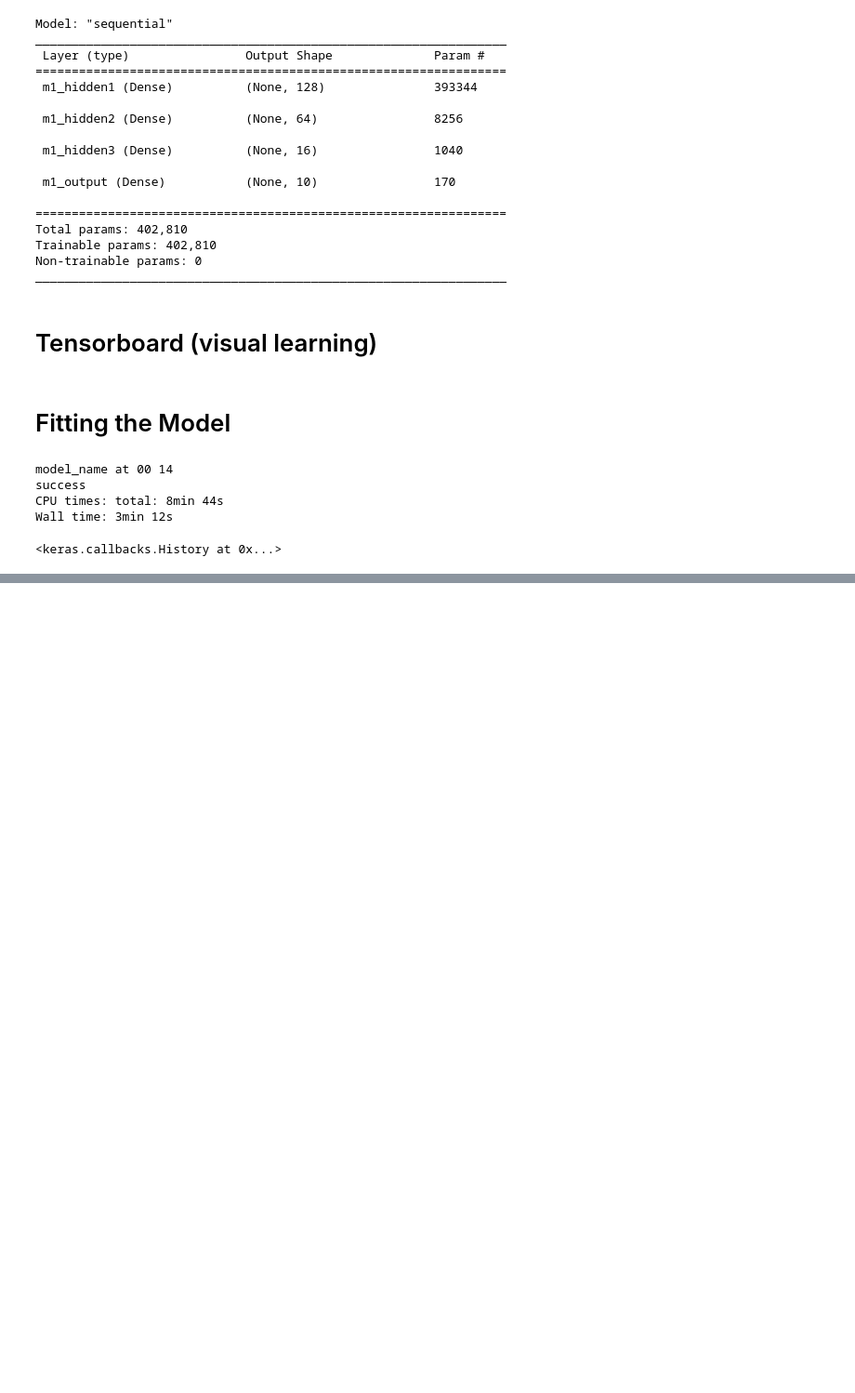
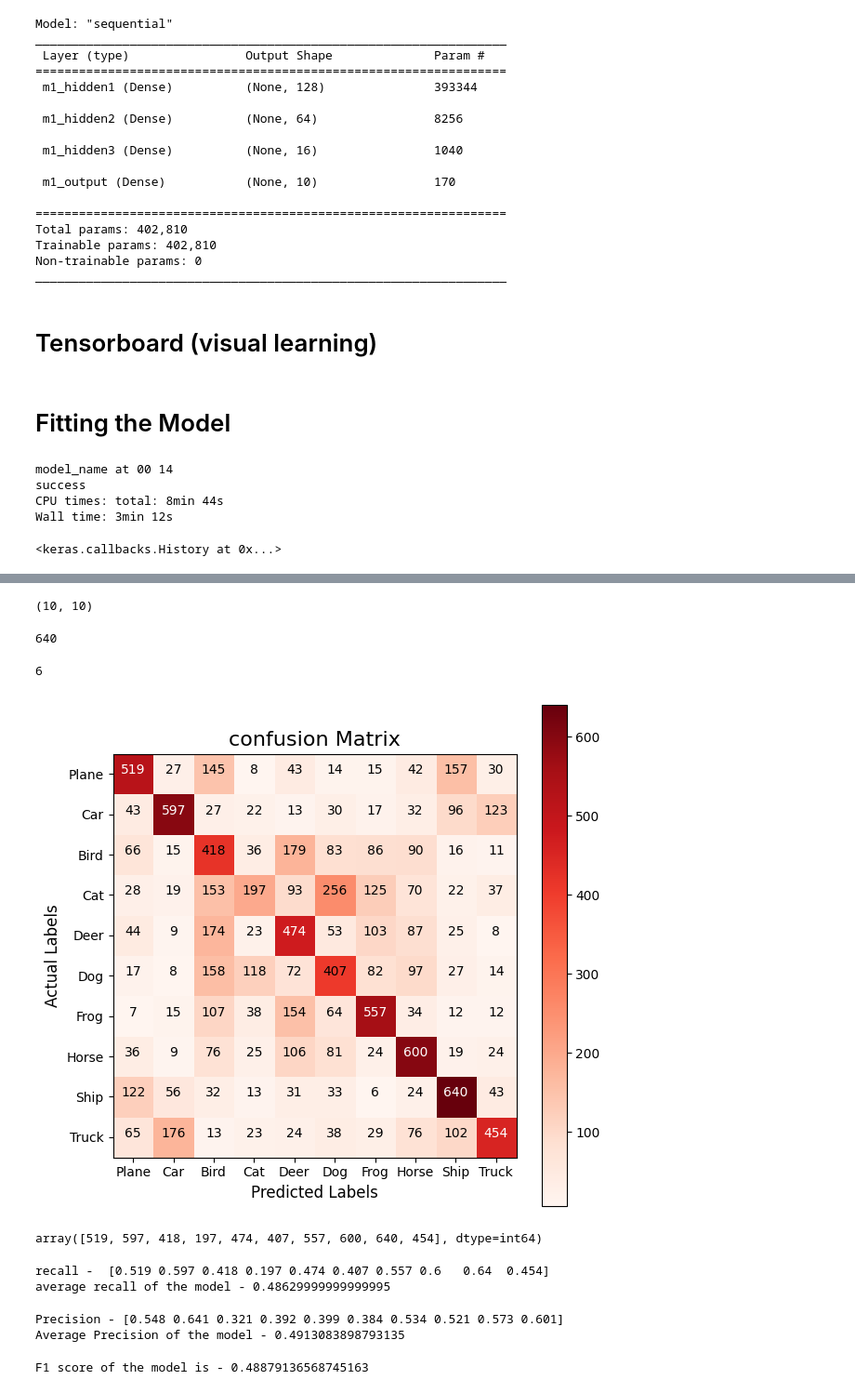
Before and after one commit to aadityane93/Neural-Networks, a Jupyter notebook: Neural Nets - keras CIFAR classification.ipynb, the cells around one changed output, grey strips where cells are left out. Shown at 93% size. Drawn from its saved outputs; the diff is of its cells as text; code cells hidden in the pictures; blank space fills up the shorter version.

Commit message:
Evaluated the model

```diff
--- a/Neural Nets - keras CIFAR classification.ipynb
+++ b/Neural Nets - keras CIFAR classification.ipynb
@@ -291,0 +308,3 @@ Actual Value: 3  vs  Predicted: 9
+# %%
+prediction = np.argmax(model_2.predict(x_test), axis=-1)
+conf_matrix = confusion_matrix(y_true = y_test, y_pred=prediction)
@@ -291,0 +313,62 @@ Actual Value: 3  vs  Predicted: 9
+# %%
+conf_matrix.shape
+# %% [output]
+(10, 10)
+# %%
+no_rows = conf_matrix.shape[0]
+no_columns = conf_matrix.shape[1]
+# %%
+conf_matrix.max()
+# %% [output]
+640
+# %%
+conf_matrix.min()
+# %% [output]
+6
+# %%
+plt.figure(figsize=(7,7))
+plt.imshow(conf_matrix, cmap=plt.cm.Reds)
+plt.title('confusion Matrix', fontsize=16)
+plt.ylabel('Actual Labels', fontsize=12)
+plt.xlabel('Predicted Labels', fontsize=12)
+tick_marks = np.arange(10)
+plt.yticks(tick_marks, label_names)
+plt.xticks(tick_marks, label_names)
+plt.colorbar()
+for i, j in itertools.product(range(no_rows), range(no_columns)):
+    plt.text(j,i,conf_matrix[i,j], horizontalalignment='center',
+             color='white' if conf_matrix[i,j]>450 else 'black')
+plt.show()
+# %% [output]
+[figure, added]
+# %%
+#True positives
+np.diag(conf_matrix)
+# %% [output]
+array([519, 597, 418, 197, 474, 407, 557, 600, 640, 454], dtype=int64)
+# %%
+#Calculating Recall
+recall = np.diag(conf_matrix)/np.sum(conf_matrix, axis=1)
+print("recall - ", recall)
+#Average recall of the model
+avg_recall = np.mean(recall)
+print("average recall of the model -", avg_recall)
+# %% [output]
+recall -  [0.519 0.597 0.418 0.197 0.474 0.407 0.557 0.6   0.64  0.454]
+average recall of the model - 0.48629999999999995
+# %%
+#Calculating Precision
+precision = np.diag(conf_matrix) / np.sum(conf_matrix, axis=0)
+print("Precision -", precision)
+#Average Precision of the model
+avg_precision = np.mean(precision)
+print("Average Precision of the model -",avg_precision)
+# %% [output]
+Precision - [0.548 0.641 0.321 0.392 0.399 0.384 0.534 0.521 0.573 0.601]
+Average Precision of the model - 0.4913083898793135
+# %%
+#Calculating the F1 Score
+f1_score = 2*(avg_precision*avg_recall)/(avg_precision + avg_recall)
+print("F1 score of the model is -", f1_score)
+# %% [output]
+F1 score of the model is - 0.48879136568745163
```
Also changed, not shown: parts of 32 cells of this notebook.
